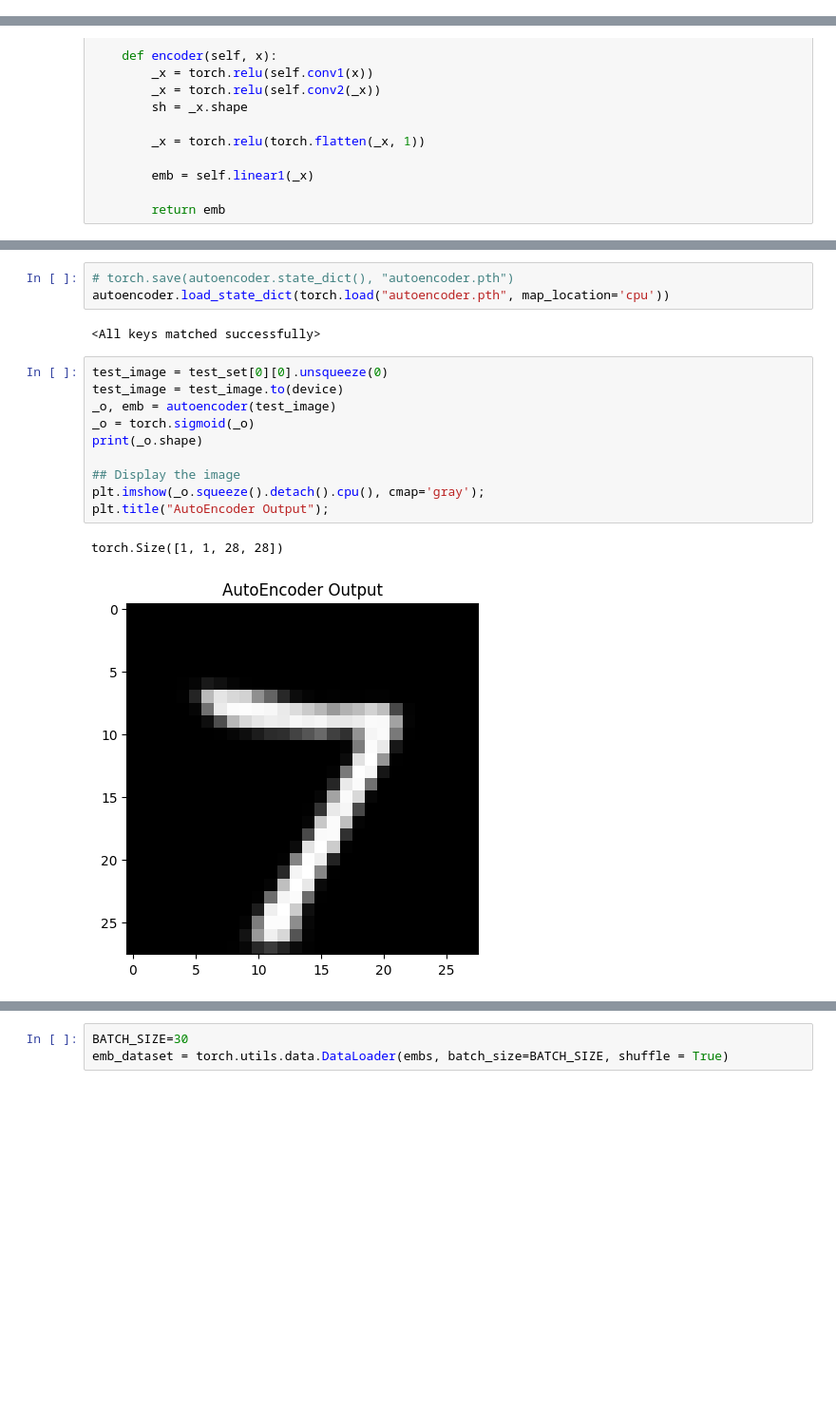
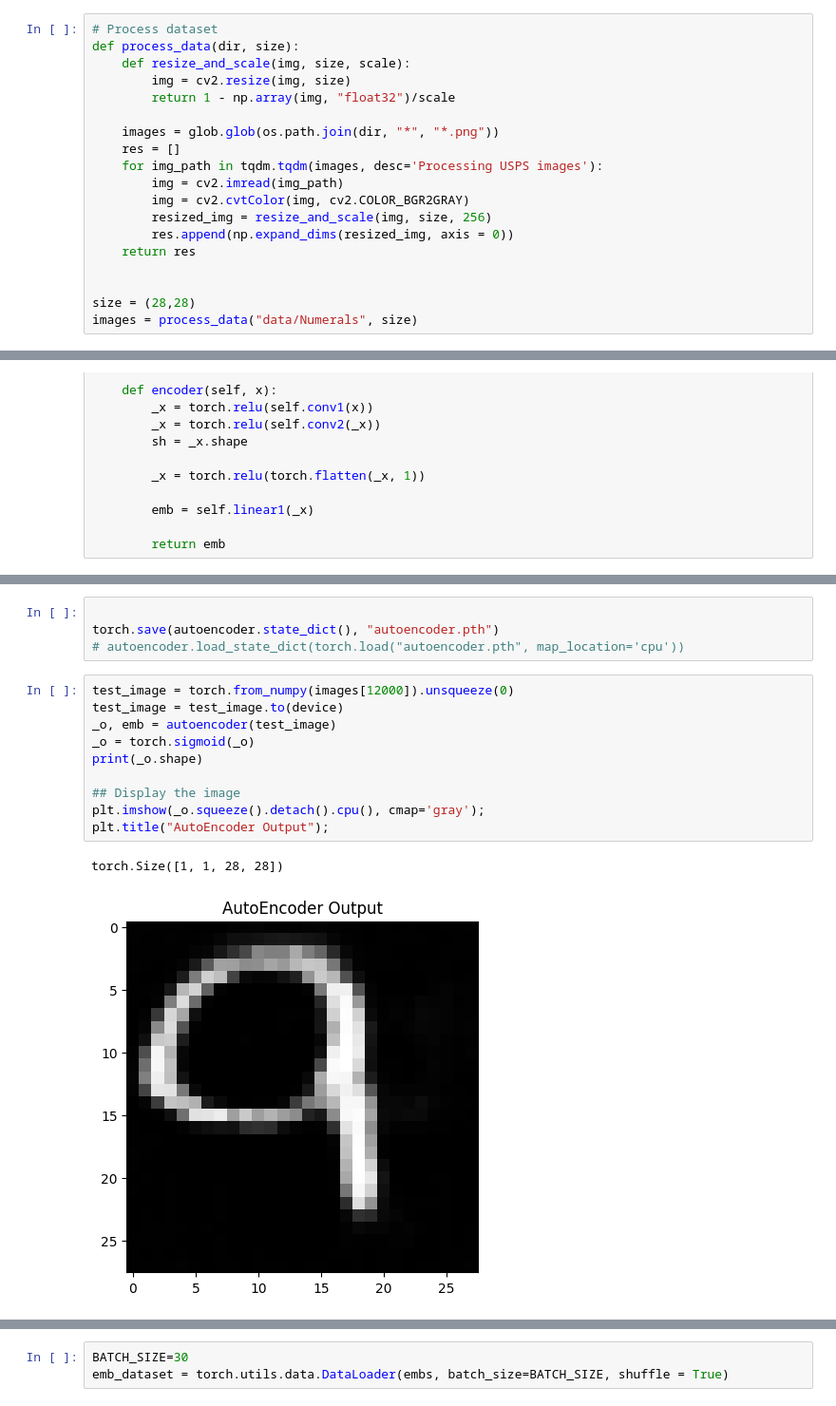
Before and after one commit to Beilong-Tang/ECE689_Advanced_Topics_Deep_Learning, a Jupyter notebook: src/hw1/solution/q_4/q_4.ipynb, the cells around one changed output, grey strips where cells are left out. Shown at 95% size. Drawn from its saved outputs; the diff is of its cells as text; blank space fills up the shorter version.

```diff
--- a/src/hw1/solution/q_4/q_4.ipynb
+++ b/src/hw1/solution/q_4/q_4.ipynb
@@ -10,0 +35,19 @@ import seaborn as sns
+# %%
+# Process dataset
+def process_data(dir, size):
+    def resize_and_scale(img, size, scale):
+        img = cv2.resize(img, size)
+        return 1 - np.array(img, "float32")/scale
+
+    images = glob.glob(os.path.join(dir, "*", "*.png"))
+    res = []
+    for img_path in tqdm.tqdm(images, desc='Processing USPS images'):
+        img = cv2.imread(img_path)
+        img = cv2.cvtColor(img, cv2.COLOR_BGR2GRAY)
+        resized_img = resize_and_scale(img, size, 256)
+        res.append(np.expand_dims(resized_img, axis = 0))
+    return res
+
+
+size = (28,28)
+images = process_data("data/Numerals", size)
@@ -121,21 +179,20 @@ KeyboardInterrupt:
 # %%
-# torch.save(autoencoder.state_dict(), "autoencoder.pth")
-autoencoder.load_state_dict(torch.load("autoencoder.pth", map_location='cpu'))
+
+torch.save(autoencoder.state_dict(), "autoencoder.pth")
+# autoencoder.load_state_dict(torch.load("autoencoder.pth", map_location='cpu'))
-# %% [output]
-<All keys matched successfully>
 # %%
-test_image = test_set[0][0].unsqueeze(0)
+test_image = torch.from_numpy(images[12000]).unsqueeze(0)
 test_image = test_image.to(device)
 _o, emb = autoencoder(test_image)
 _o = torch.sigmoid(_o)
 print(_o.shape)
 
 ## Display the image
 plt.imshow(_o.squeeze().detach().cpu(), cmap='gray');
 plt.title("AutoEncoder Output");
 # %% [output]
 torch.Size([1, 1, 28, 28])
-[figure, old version]
+[figure, new version]
 # %%
 ## 1. Extract all the data to embeddings
 import tqdm
```
Also changed, not shown: parts of 17 cells of this notebook, 3 other files.
